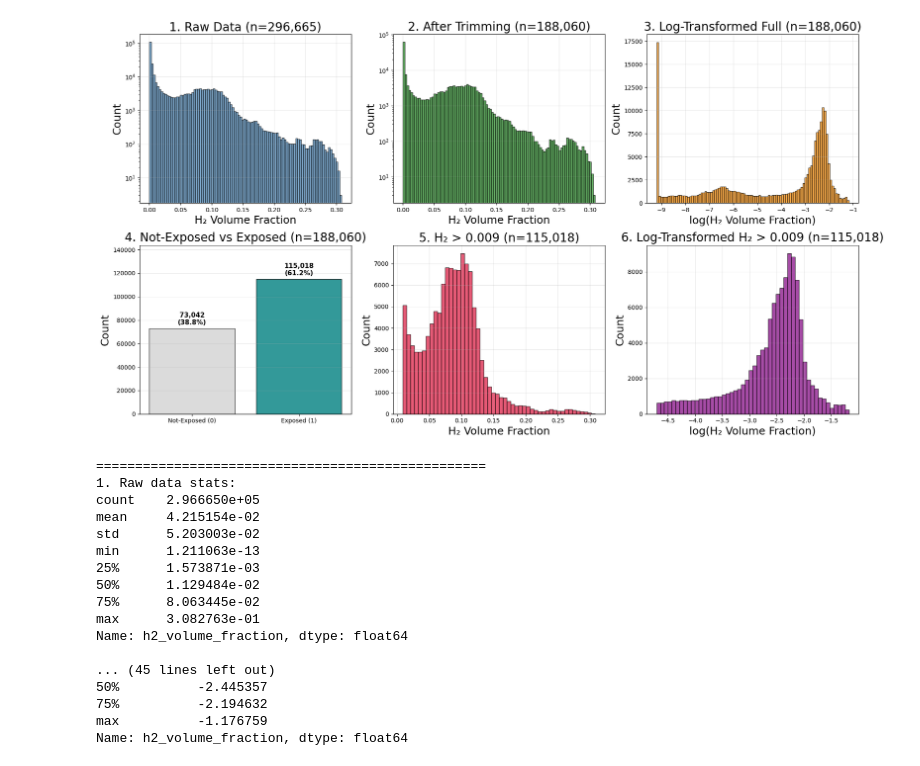
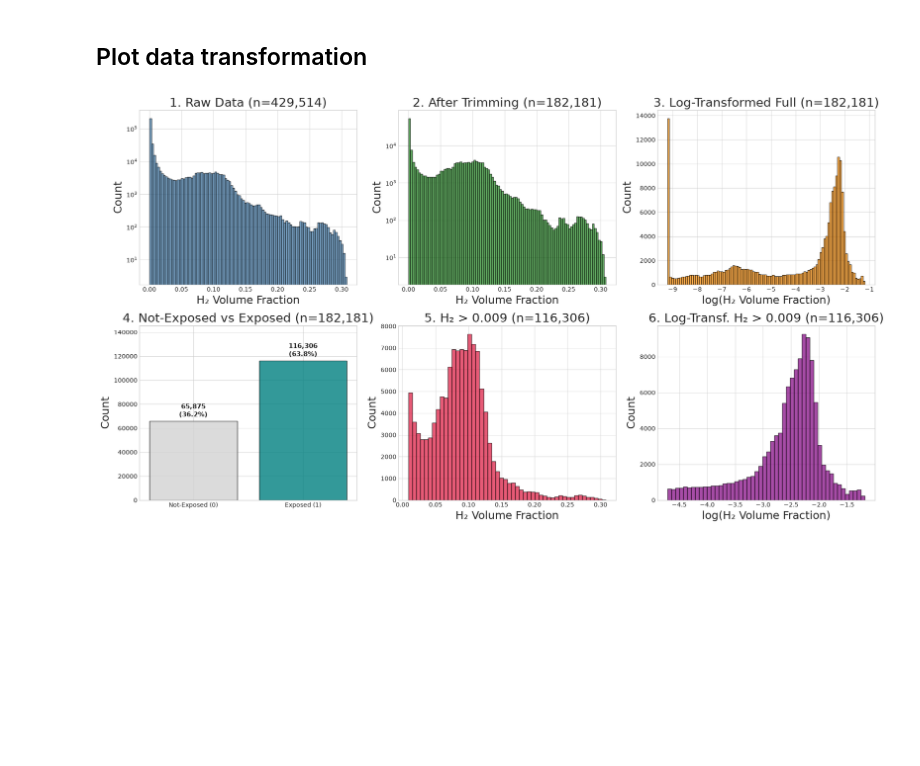
Before and after one commit to nicmig/H2-dispersion-model, a Jupyter notebook: data_analysis.ipynb, the cells around one changed output. Cells and saved outputs as stored; diff of their text form; code cells hidden in the pictures; blank space fills up the shorter version.

```diff
--- a/data_analysis.ipynb
+++ b/data_analysis.ipynb
@@ -8,8 +7,6 @@ from pathlib import Path
 # %%
 # Load data
-data_dir = Path('/home/niclasflehmig/VisualCodeProjects/H2-dispersion-model/data')
-df = pd.read_csv(data_dir / 'unified_raw_two_modes.csv')
-df_uncut = pd.read_csv(data_dir /'unified_raw.csv')
+df = pd.read_csv('data/unified_preprocessed_9e-3.csv')
 # %%
 SENSOR_POSITIONS = {
         1: (0.77, 0.24, 0.8), 2: (0.46, 0.0, 0.8), 3: (0.48, 0.25, 0.52),
@@ -913,6 +563,10 @@ plt.show()
+# %% [markdown]
+## Plot data transformation
 # %%
+# Raw data that is not trimmed
+df_uncut = pd.read_csv('data/unified_raw.csv')
 # Filter for high-concentration samples
-df_high = df[df['h2_volume_fraction'] > 0.009].copy()
+df_high = df[df['h2_volume_fraction'] >= 0.009].copy()
 
 # Create figure with 6 histograms (2 rows, 3 cols)
 fig, axes = plt.subplots(2, 3, figsize=(18, 10))
@@ -925,7 +579,7 @@ ax.set_xlabel('H₂ Volume Fraction', fontsize=18)
 ax.set_ylabel('Count', fontsize=18)
 ax.set_title(f'1. Raw Data (n={len(df_uncut):,})', fontsize=20)
 ax.set_yscale('log')
-ax.grid(True, alpha=0.3)
+ax.grid(True, alpha=0.7)
 
 # 2. After trimming / 2D cut-off
 ax = axes[1]
@@ -934,7 +588,7 @@ ax.set_xlabel('H₂ Volume Fraction', fontsize=18)
 ax.set_ylabel('Count', fontsize=18)
 ax.set_title(f'2. After Trimming (n={len(df):,})', fontsize=20)
 ax.set_yscale('log')
-ax.grid(True, alpha=0.3)
+ax.grid(True, alpha=0.7)
 
 # 3. After log transform on full trimmed data
 ax = axes[2]
@@ -943,73 +597,40 @@ ax.hist(h2_log, bins=100, color='darkorange', edgecolor='black', alpha=0.7)
 ax.set_xlabel(f'log(H₂ Volume Fraction)', fontsize=18)
 ax.set_ylabel('Count', fontsize=18)
 ax.set_title(f'3. Log-Transformed Full (n={len(df):,})', fontsize=20)
-ax.grid(True, alpha=0.3)
+ax.grid(True, alpha=0.7)
 
 # 4. Active vs Inactive labels in cut-off data
 ax = axes[3]
 active_counts = df['active'].value_counts().sort_index()
 colors = ['lightgray', 'teal']
 bars = ax.bar(['Not-Exposed (0)', 'Exposed (1)'], active_counts.values, color=colors, edgecolor='black', alpha=0.8)
 ax.set_ylabel('Count', fontsize=18)
 ax.set_title(f'4. Not-Exposed vs Exposed (n={len(df):,})', fontsize=20)
 for bar, count in zip(bars, active_counts.values):
     ax.text(bar.get_x() + bar.get_width()/2, bar.get_height() + len(df)*0.01,
             f'{count:,}\n({100*count/len(df):.1f}%)',
             ha='center', va='bottom', fontsize=11, fontweight='bold')
 ax.set_ylim(0, max(active_counts.values) * 1.25)
-ax.grid(True, alpha=0.3, axis='y')
+ax.grid(True, alpha=0.7, axis='y')
 
 # 5. High-concentration only (> 0.009)
 ax = axes[4]
 ax.hist(df_high['h2_volume_fraction'], bins=50, color='crimson', edgecolor='black', alpha=0.7)
 ax.set_xlabel('H₂ Volume Fraction', fontsize=18)
 ax.set_ylabel('Count', fontsize=18)
 ax.set_title(f'5. H₂ > 0.009 (n={len(df_high):,})', fontsize=20)
-ax.grid(True, alpha=0.3)
+ax.grid(True, alpha=0.7)
 
 # 6. Log transform of high-concentration samples
 ax = axes[5]
 h2_high_log = np.log(df_high['h2_volume_fraction'])
 ax.hist(h2_high_log, bins=50, color='purple', edgecolor='black', alpha=0.7)
 ax.set_xlabel(f'log(H₂ Volume Fraction)', fontsize=18)
 ax.set_ylabel('Count', fontsize=18)
-ax.set_title(f'6. Log-Transformed H₂ > 0.009 (n={len(df_high):,})', fontsize=20)
-ax.grid(True, alpha=0.3)
+ax.set_title(f'6. Log-Transf. H₂ > 0.009 (n={len(df_high):,})', fontsize=20)
+ax.grid(True, alpha=0.7)
 
 plt.tight_layout()
-plt.savefig('h2_histogram_comparison.png', dpi=150, bbox_inches='tight')
 plt.show()
-
-# Print summary stats
-print("=" * 50)
-print("1. Raw data stats:")
-print(df_uncut['h2_volume_fraction'].describe())
-print(f"\n2. After 2D cut-off stats:")
-print(df['h2_volume_fraction'].describe())
-print(f"\n3. Log-transformed (full) stats:")
-print(h2_log.describe())
-print(f"\n4. Active vs Inactive:")
-print(df['active'].value_counts())
-print(f"\n5. H₂ > 0.009 stats:")
-print(df_high['h2_volume_fraction'].describe())
-print(f"\n6. Log-transformed (H₂ > 0.009) stats:")
-print(h2_high_log.describe())
 # %% [output]
-[figure, old version]
+[figure, new version]
-==================================================
-1. Raw data stats:
-count    2.966650e+05
-mean     4.215154e-02
-std      5.203003e-02
-min      1.211063e-13
-25%      1.573871e-03
-50%      1.129484e-02
-75%      8.063445e-02
-max      3.082763e-01
-Name: h2_volume_fraction, dtype: float64
-
-... (45 lines left out)
-50%          -2.445357
-75%          -2.194632
-max          -1.176759
-Name: h2_volume_fraction, dtype: float64
```
Also changed, not shown: parts of 33 cells of this notebook, 6 other files.
